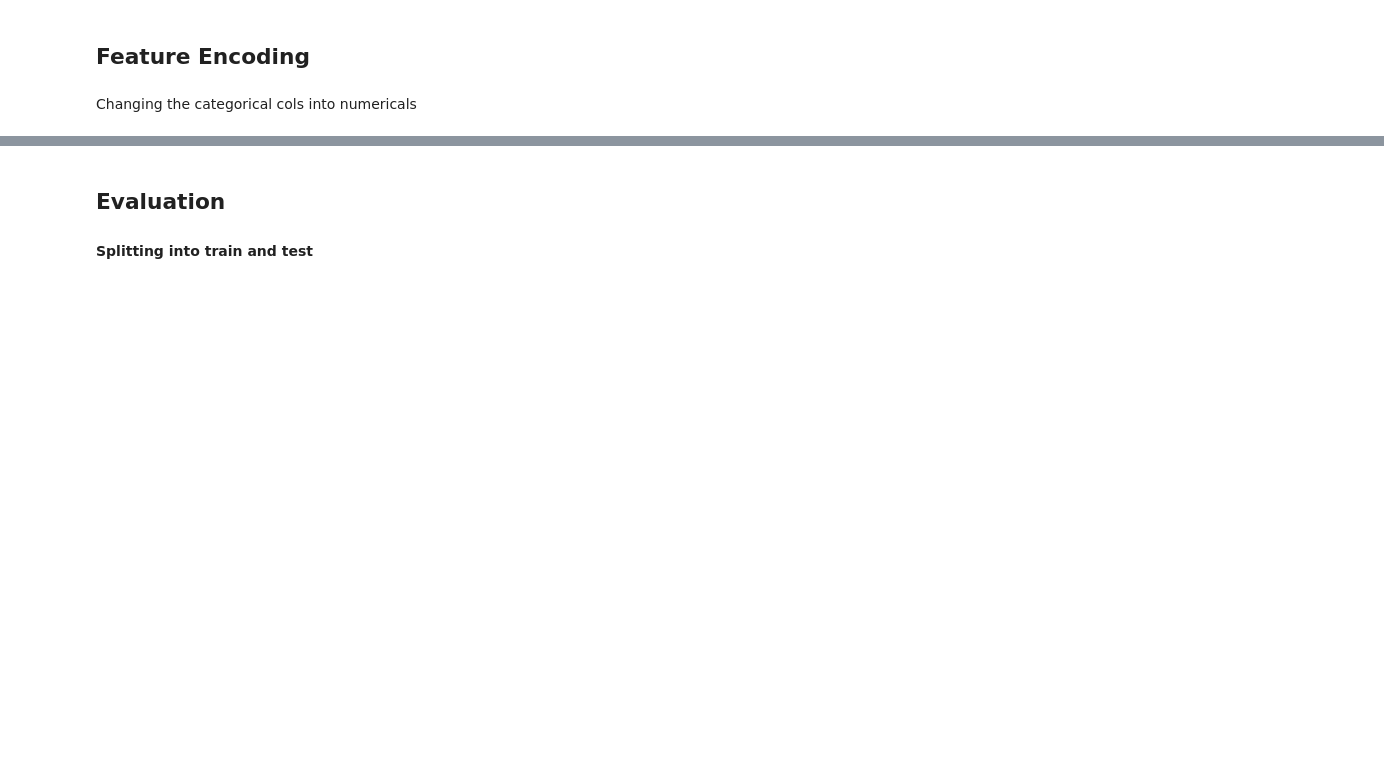
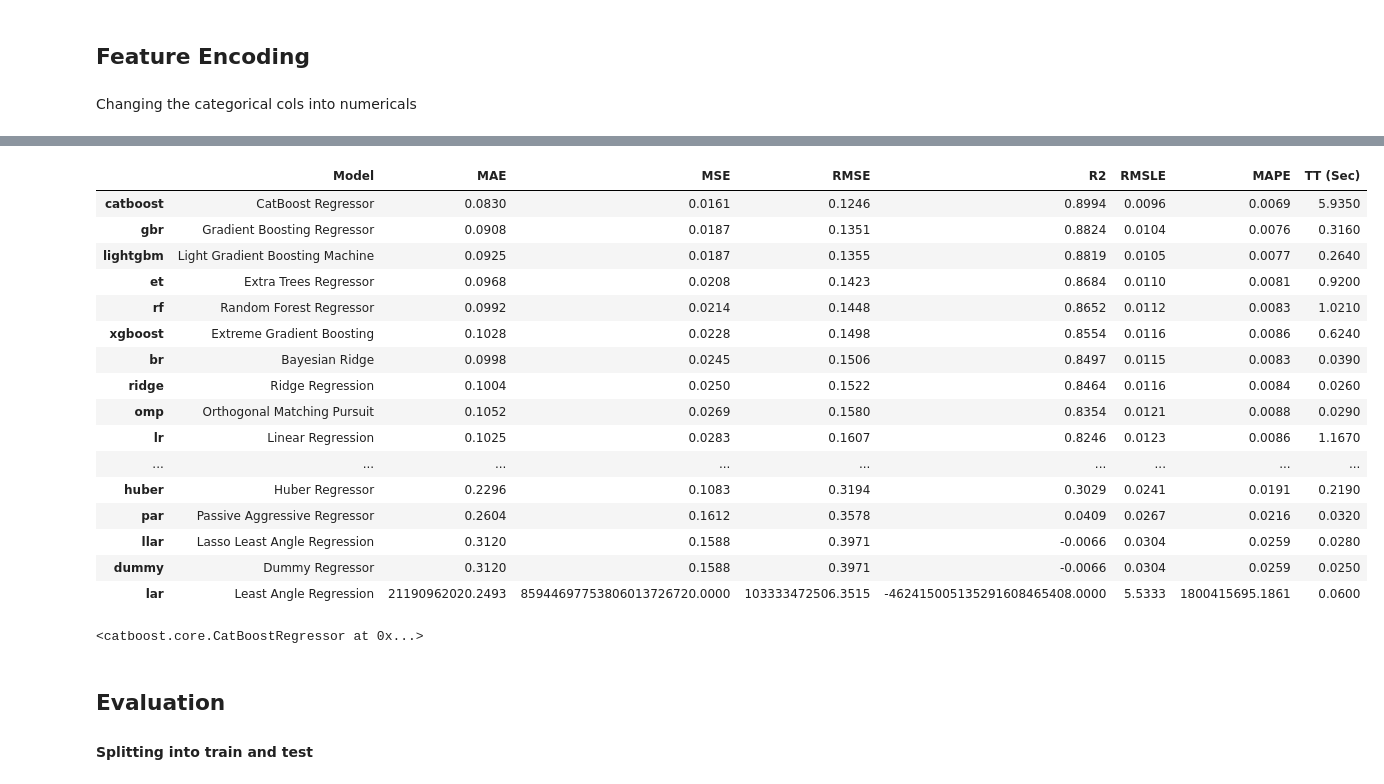
Before and after one commit to Ganesh4693/House-Price-Prediction, a Jupyter notebook: Priceprediction5.0.ipynb, the cells around one changed output, grey strips where cells are left out. Drawn from its saved outputs; the diff is of its cells as text; code cells hidden in the pictures; blank space fills up the shorter version.

```diff
--- a/Priceprediction5.0.ipynb
+++ b/Priceprediction5.0.ipynb
@@ -152,3 +189,24 @@ data6=pd.get_dummies(data6)
+# %%
+compare_models()
+# %% [output]
+|  | Model | MAE | MSE | RMSE | R2 | RMSLE | MAPE | TT (Sec) |
+| catboost | CatBoost Regressor | 0.0830 | 0.0161 | 0.1246 | 0.8994 | 0.0096 | 0.0069 | 5.9350 |
+| gbr | Gradient Boosting Regressor | 0.0908 | 0.0187 | 0.1351 | 0.8824 | 0.0104 | 0.0076 | 0.3160 |
+| lightgbm | Light Gradient Boosting Machine | 0.0925 | 0.0187 | 0.1355 | 0.8819 | 0.0105 | 0.0077 | 0.2640 |
+| et | Extra Trees Regressor | 0.0968 | 0.0208 | 0.1423 | 0.8684 | 0.0110 | 0.0081 | 0.9200 |
+| rf | Random Forest Regressor | 0.0992 | 0.0214 | 0.1448 | 0.8652 | 0.0112 | 0.0083 | 1.0210 |
+| xgboost | Extreme Gradient Boosting | 0.1028 | 0.0228 | 0.1498 | 0.8554 | 0.0116 | 0.0086 | 0.6240 |
+| br | Bayesian Ridge | 0.0998 | 0.0245 | 0.1506 | 0.8497 | 0.0115 | 0.0083 | 0.0390 |
+| ridge | Ridge Regression | 0.1004 | 0.0250 | 0.1522 | 0.8464 | 0.0116 | 0.0084 | 0.0260 |
+| omp | Orthogonal Matching Pursuit | 0.1052 | 0.0269 | 0.1580 | 0.8354 | 0.0121 | 0.0088 | 0.0290 |
+| lr | Linear Regression | 0.1025 | 0.0283 | 0.1607 | 0.8246 | 0.0123 | 0.0086 | 1.1670 |
+| ... | ... | ... | ... | ... | ... | ... | ... | ... |
+| huber | Huber Regressor | 0.2296 | 0.1083 | 0.3194 | 0.3029 | 0.0241 | 0.0191 | 0.2190 |
+| par | Passive Aggressive Regressor | 0.2604 | 0.1612 | 0.3578 | 0.0409 | 0.0267 | 0.0216 | 0.0320 |
+| llar | Lasso Least Angle Regression | 0.3120 | 0.1588 | 0.3971 | -0.0066 | 0.0304 | 0.0259 | 0.0280 |
+| dummy | Dummy Regressor | 0.3120 | 0.1588 | 0.3971 | -0.0066 | 0.0304 | 0.0259 | 0.0250 |
+| lar | Least Angle Regression | 21190962020.2493 | 85944697753806013726720.0000 | 103333472506.3515 | -462415005135291608465408.0000 | 5.5333 | 1800415695.1861 | 0.0600 |
+<catboost.core.CatBoostRegressor at 0x...>
 # %% [markdown]
 ## Evaluation
 #### Splitting into train and test
```
Also changed, not shown: parts of 7 cells of this notebook.
